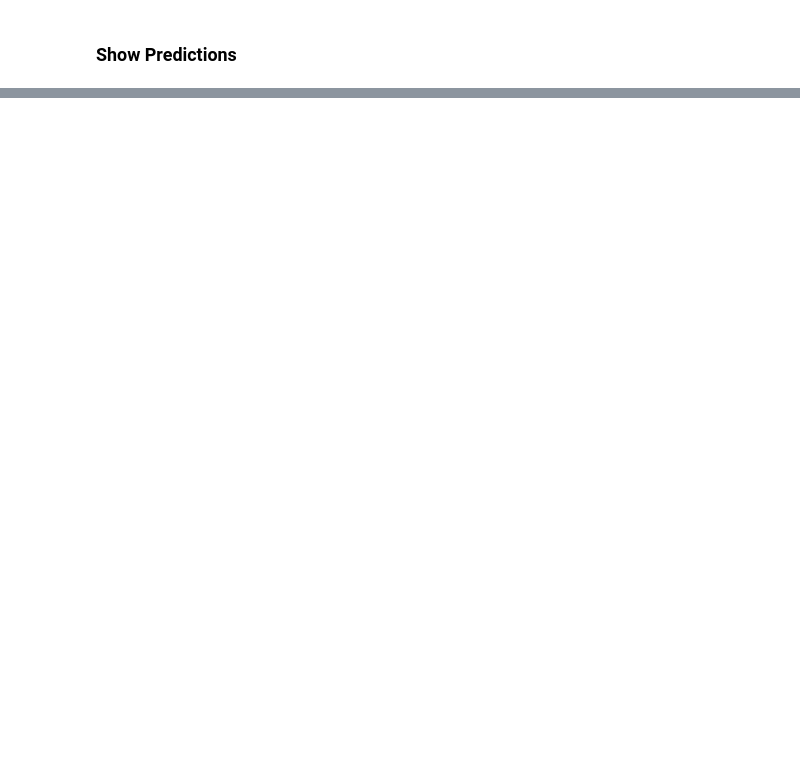
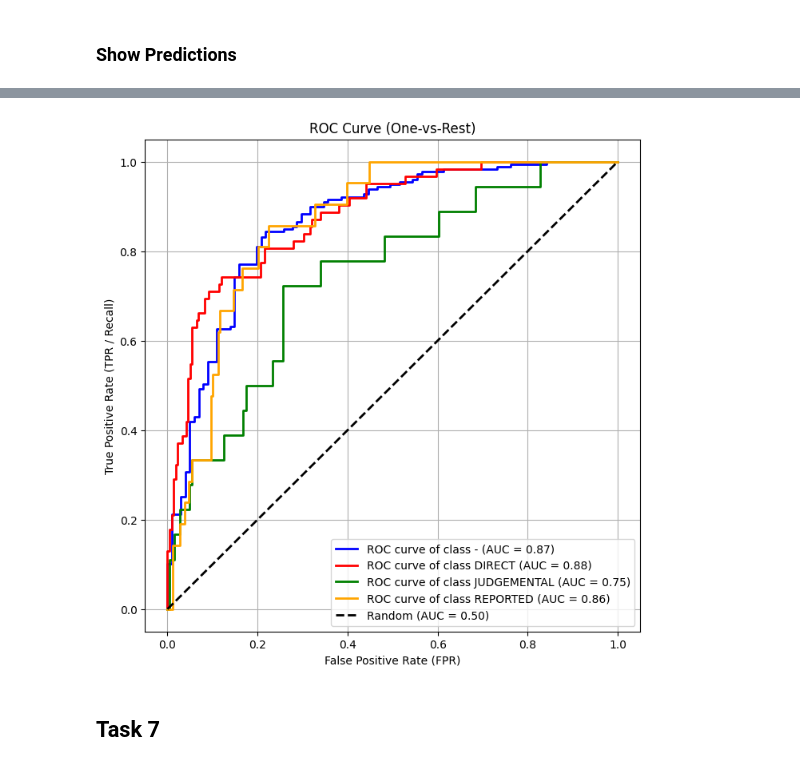
Before and after one commit to mattialodi0/progNLP, a Jupyter notebook: assignment-1/draft.ipynb, the cells around one changed output, grey strips where cells are left out. Cells and saved outputs as stored; diff of their text form; code cells hidden in the pictures; blank space fills up the shorter version.

Commit message:
sistemato Task6

```diff
--- a/assignment-1/draft.ipynb
+++ b/assignment-1/draft.ipynb
@@ -1478,0 +1949,33 @@ if count == 0:
+# %%
+from sklearn.metrics import roc_curve, auc
+from itertools import cycle
+
+plt.figure(figsize=(8, 8))
+colors = cycle(['blue', 'red', 'green', 'orange'])
+class_labels = ['-', 'DIRECT', 'JUDGEMENTAL', 'REPORTED']
+
+for i, color in zip(range(4), colors):
+    binary_labels = (labels == i)
+
+    # Compute True Positive Rate (TPR) and False Positive Rate (FPR)
+    fpr, tpr, _ = roc_curve(binary_labels, probabilities[:, i])
+
+    # Compute Area Under Curve
+    roc_auc = auc(fpr, tpr)
+
+    plt.plot(fpr, tpr, color=color, lw=2,
+             label=f'ROC curve of class {class_labels[i]} (AUC = {roc_auc:.2f})')
+
+# Random classifier plot (AUC = 0.5)
+plt.plot([0, 1], [0, 1], 'k--', lw=2, label='Random (AUC = 0.50)')
+
+plt.xlabel("False Positive Rate (FPR)")
+plt.ylabel("True Positive Rate (TPR / Recall)")
+plt.title("ROC Curve (One-vs-Rest)")
+plt.legend(loc="lower right")
+plt.grid(True)
+plt.show()
+# %% [output]
+[figure, added]
+# %% [markdown]
+## Task 7
```
Also changed, not shown: parts of 42 cells of this notebook, 1 other file.
